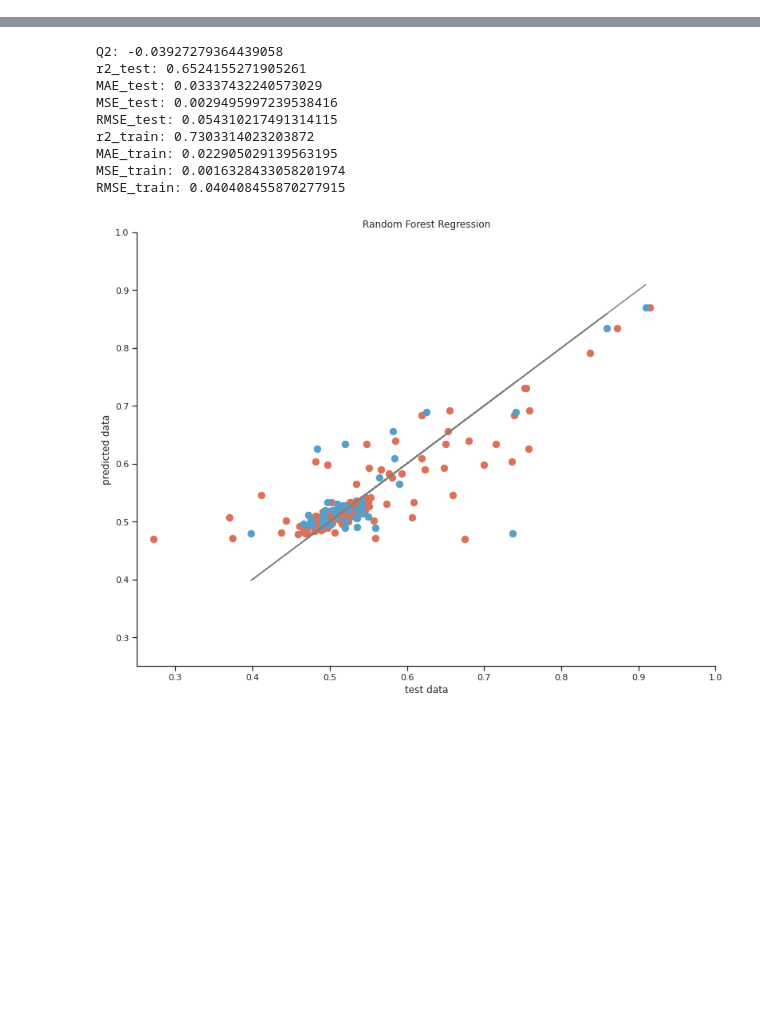
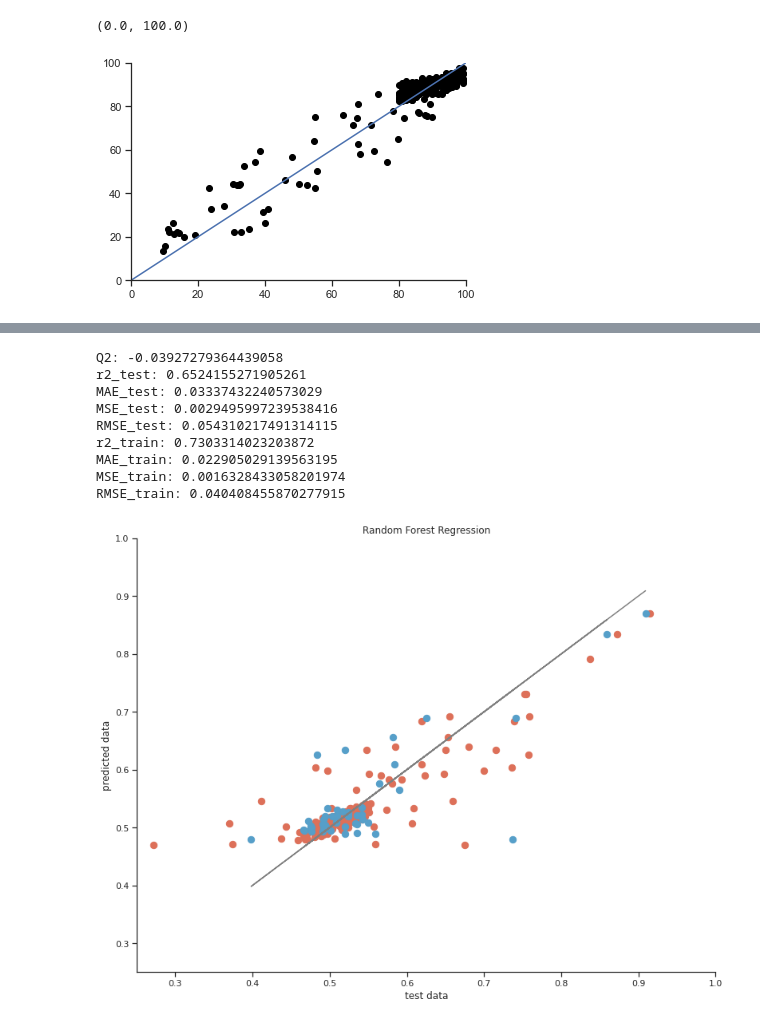
Before and after one commit to V-Gottlieb/Nanoparticle_cytotoxicity, a Jupyter notebook: models/Random_Forest_Regressor.ipynb, the cells around one changed output, grey strips where cells are left out. Saved outputs shown, nothing was run; the diff lists cells and outputs as text; code cells hidden in the pictures; blank space fills up the shorter version.

```diff
--- a/models/Random_Forest_Regressor.ipynb
+++ b/models/Random_Forest_Regressor.ipynb
@@ -21,6 +48,14 @@ regressor = RandomForestRegressor(n_estimators=100, min_samples_leaf=1, criterio
 regressor.fit(x_train, y_train)
 y_pred = regressor.predict(x_test)
 y1_pred = regressor.predict(x_train)
+# %%
+plt.plot(y_train, y1_pred, 'o', color='black')
+plt.plot([0,100], [0,100])
+plt.xlim(0,100)
+plt.ylim(0, 100)
+# %% [output]
+(0.0, 100.0)
+[figure, added]
 # %%
 from sklearn.model_selection import cross_val_score
 
```
Also changed, not shown: parts of 4 cells of this notebook.
